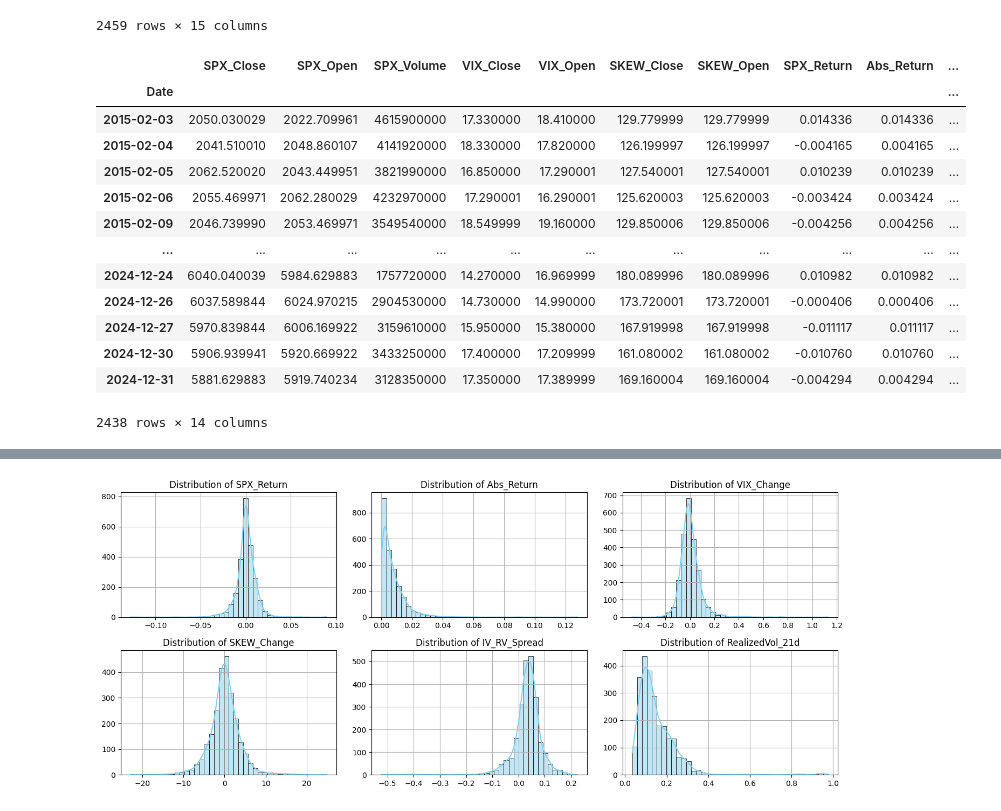
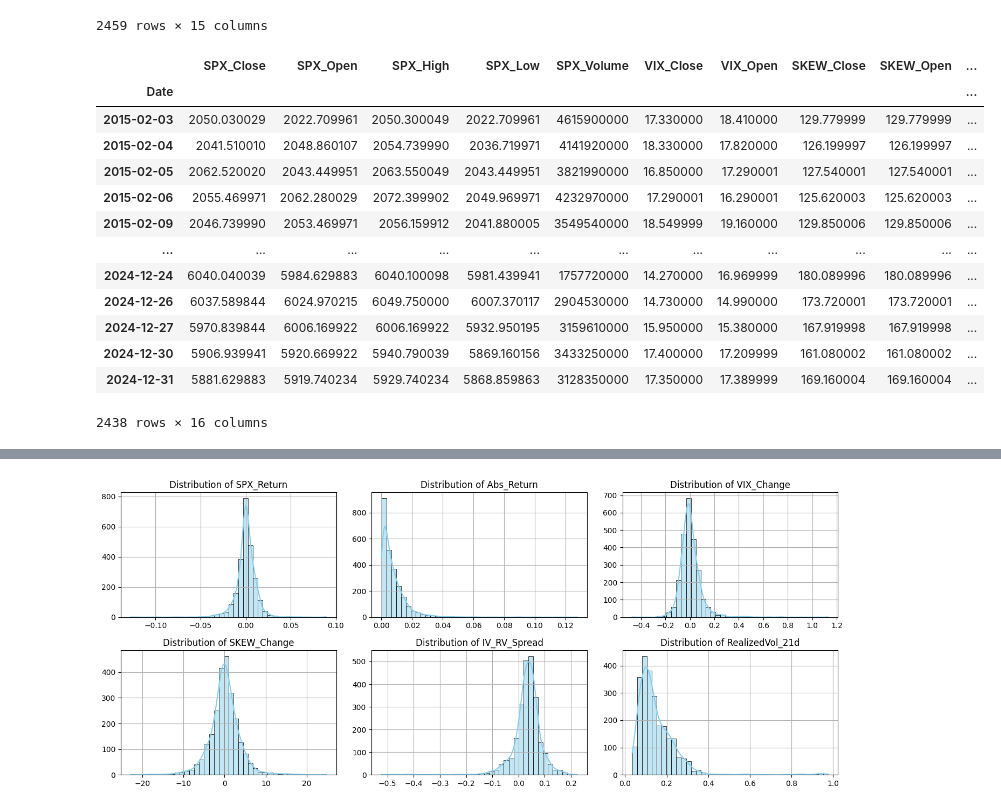
Before and after one commit to Maxx0345/MarketRegimeLab, a Jupyter notebook: Projet v1 (dataset).ipynb, the cells around one changed output, grey strips where cells are left out. Drawn from its saved outputs; the diff is of its cells as text; code cells hidden in the pictures.

```diff
--- a/Projet v1 (dataset).ipynb
+++ b/Projet v1 (dataset).ipynb
@@ -52,45 +57,45 @@ df
 # %%
 # on calcule nos features derives des indices
 
 df['SPX_Return'] = np.log(df['SPX_Close'] / df['SPX_Close'].shift(1)) # return log du s&p500
 
 df['RealizedVol_21d'] = df['SPX_Return'].rolling(window=21).std()*np.sqrt(252) # vol sur 1 mois  annualisé
 
 df['IV_RV_Spread'] = (df['VIX_Close'] / 100) - df['RealizedVol_21d'] # spread entre vol implicite du vix et vol realisee
 
 df['VIX_Change'] = df['VIX_Close'].pct_change() # variation du vix
 
 df['SKEW_Change'] = df['SKEW_Close'].diff() # variation du skew
 
 df['Abs_Return'] = df['SPX_Return'].abs() # amplitude des mouvements du spx
 
 df['Vol_Ratio'] = (df['VIX_Close'] / 100) / df['RealizedVol_21d'] # ratio entre vol implicite et vol réalisée
 
 
 df = df.dropna()  # on vire les lignes avec des NaN prcq on fait un rolling donc la 1ere ligne saute
 
 
-df = df[['SPX_Close','SPX_Open','SPX_Volume', 'VIX_Close','VIX_Open', 'SKEW_Close','SKEW_Open',
+df = df[['SPX_Close','SPX_Open',"SPX_High","SPX_Low",'SPX_Volume', 'VIX_Close','VIX_Open', 'SKEW_Close','SKEW_Open',
          'SPX_Return', 'Abs_Return', 'RealizedVol_21d',
          'IV_RV_Spread', 'VIX_Change', 'SKEW_Change', 'Vol_Ratio']]
 
 
 df
 # %% [output]
-|  | SPX_Close | SPX_Open | SPX_Volume | VIX_Close | VIX_Open | SKEW_Close | SKEW_Open | SPX_Return | Abs_Return | ... |
+|  | SPX_Close | SPX_Open | SPX_High | SPX_Low | SPX_Volume | VIX_Close | VIX_Open | SKEW_Close | SKEW_Open | ... |
 | Date |  |  |  |  |  |  |  |  |  | ... |
-| 2015-02-03 | 2050.030029 | 2022.709961 | 4615900000 | 17.330000 | 18.410000 | 129.779999 | 129.779999 | 0.014336 | 0.014336 | ... |
-| 2015-02-04 | 2041.510010 | 2048.860107 | 4141920000 | 18.330000 | 17.820000 | 126.199997 | 126.199997 | -0.004165 | 0.004165 | ... |
-| 2015-02-05 | 2062.520020 | 2043.449951 | 3821990000 | 16.850000 | 17.290001 | 127.540001 | 127.540001 | 0.010239 | 0.010239 | ... |
-| 2015-02-06 | 2055.469971 | 2062.280029 | 4232970000 | 17.290001 | 16.290001 | 125.620003 | 125.620003 | -0.003424 | 0.003424 | ... |
-| 2015-02-09 | 2046.739990 | 2053.469971 | 3549540000 | 18.549999 | 19.160000 | 129.850006 | 129.850006 | -0.004256 | 0.004256 | ... |
+| 2015-02-03 | 2050.030029 | 2022.709961 | 2050.300049 | 2022.709961 | 4615900000 | 17.330000 | 18.410000 | 129.779999 | 129.779999 | ... |
+| 2015-02-04 | 2041.510010 | 2048.860107 | 2054.739990 | 2036.719971 | 4141920000 | 18.330000 | 17.820000 | 126.199997 | 126.199997 | ... |
+| 2015-02-05 | 2062.520020 | 2043.449951 | 2063.550049 | 2043.449951 | 3821990000 | 16.850000 | 17.290001 | 127.540001 | 127.540001 | ... |
+| 2015-02-06 | 2055.469971 | 2062.280029 | 2072.399902 | 2049.969971 | 4232970000 | 17.290001 | 16.290001 | 125.620003 | 125.620003 | ... |
+| 2015-02-09 | 2046.739990 | 2053.469971 | 2056.159912 | 2041.880005 | 3549540000 | 18.549999 | 19.160000 | 129.850006 | 129.850006 | ... |
 | ... | ... | ... | ... | ... | ... | ... | ... | ... | ... | ... |
-| 2024-12-24 | 6040.040039 | 5984.629883 | 1757720000 | 14.270000 | 16.969999 | 180.089996 | 180.089996 | 0.010982 | 0.010982 | ... |
-| 2024-12-26 | 6037.589844 | 6024.970215 | 2904530000 | 14.730000 | 14.990000 | 173.720001 | 173.720001 | -0.000406 | 0.000406 | ... |
-| 2024-12-27 | 5970.839844 | 6006.169922 | 3159610000 | 15.950000 | 15.380000 | 167.919998 | 167.919998 | -0.011117 | 0.011117 | ... |
-| 2024-12-30 | 5906.939941 | 5920.669922 | 3433250000 | 17.400000 | 17.209999 | 161.080002 | 161.080002 | -0.010760 | 0.010760 | ... |
-| 2024-12-31 | 5881.629883 | 5919.740234 | 3128350000 | 17.350000 | 17.389999 | 169.160004 | 169.160004 | -0.004294 | 0.004294 | ... |
+| 2024-12-24 | 6040.040039 | 5984.629883 | 6040.100098 | 5981.439941 | 1757720000 | 14.270000 | 16.969999 | 180.089996 | 180.089996 | ... |
+| 2024-12-26 | 6037.589844 | 6024.970215 | 6049.750000 | 6007.370117 | 2904530000 | 14.730000 | 14.990000 | 173.720001 | 173.720001 | ... |
+| 2024-12-27 | 5970.839844 | 6006.169922 | 6006.169922 | 5932.950195 | 3159610000 | 15.950000 | 15.380000 | 167.919998 | 167.919998 | ... |
+| 2024-12-30 | 5906.939941 | 5920.669922 | 5940.790039 | 5869.160156 | 3433250000 | 17.400000 | 17.209999 | 161.080002 | 161.080002 | ... |
+| 2024-12-31 | 5881.629883 | 5919.740234 | 5929.740234 | 5868.859863 | 3128350000 | 17.350000 | 17.389999 | 169.160004 | 169.160004 | ... |
-2438 rows × 14 columns
+2438 rows × 16 columns
 # %%
 df.to_csv(r"C:\Documents\ESILV\A4\Machine Learning\Projet\dataset.csv", sep=';', decimal='.', index=True)
 # %%
```
Also changed, not shown: parts of 15 cells of this notebook, 1 other file.
